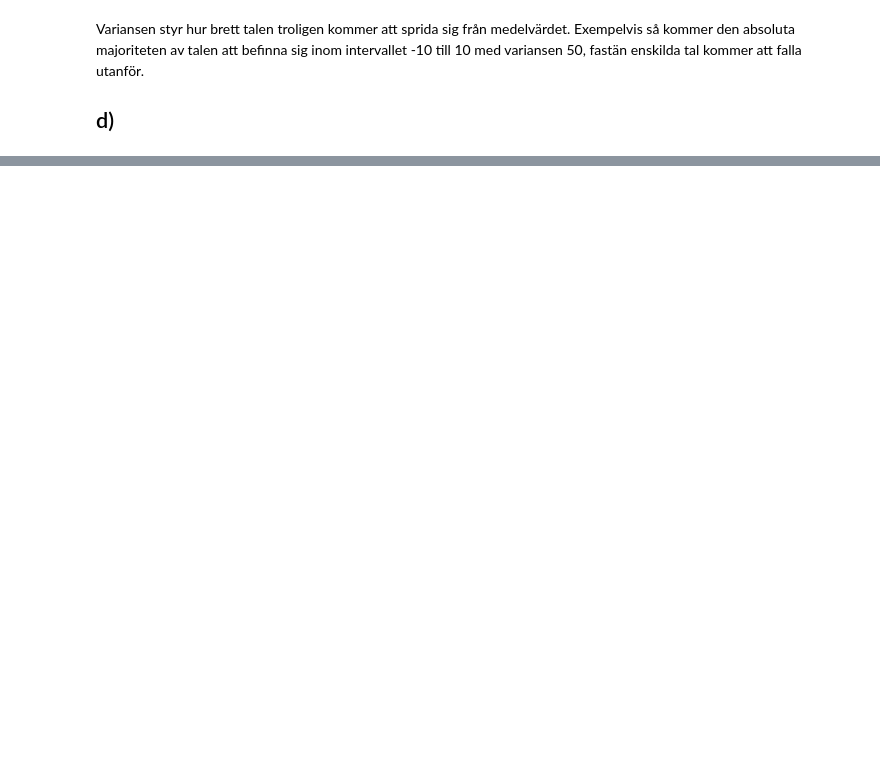
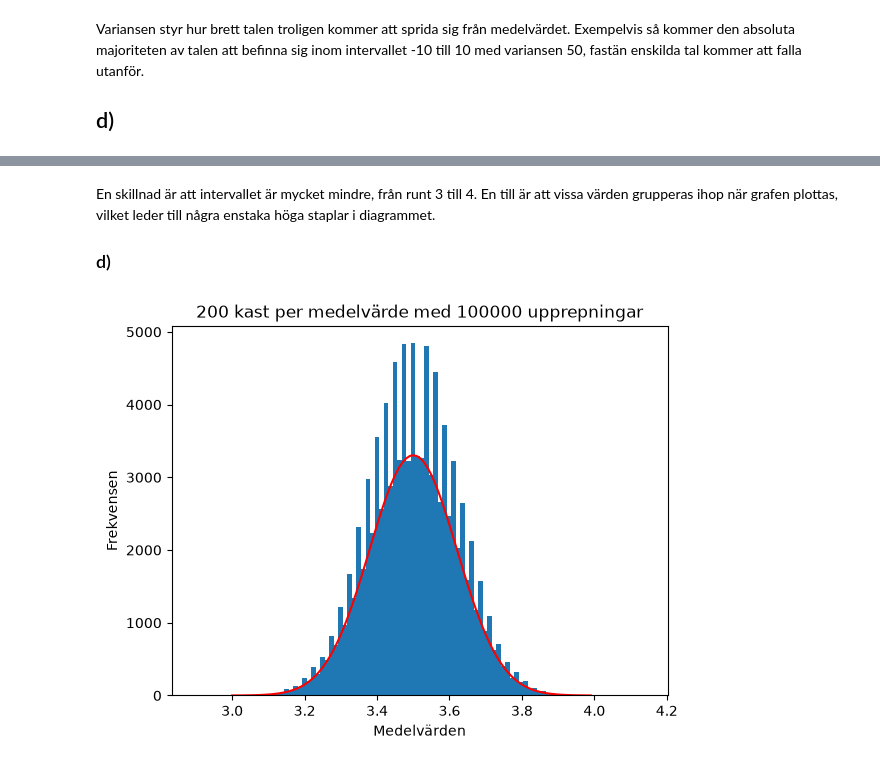
Before and after one commit to Pongstrider/Matematik_Modellering_labb2, a Jupyter notebook: sample.ipynb, the cells around one changed output, grey strips where cells are left out. Saved outputs shown, nothing was run; the diff lists cells and outputs as text; code cells hidden in the pictures; blank space fills up the shorter version.

```diff
--- a/sample.ipynb
+++ b/sample.ipynb
@@ -61,0 +104,17 @@ Man närmar sig snittet för varje variabel, och genererar man flera miljoner sl
+# %% [markdown]
+En skillnad är att intervallet är mycket mindre, från runt 3 till 4. En till är att vissa värden grupperas ihop när grafen plottas, vilket leder till några enstaka höga staplar i diagrammet.
+### d)
+# %%
+from python_functions import tarning_egen
+
+n = 200
+N = 10**5
+
+sigma = np.sqrt(35/(12*n))
+mu = 3.5
+x = np.arange ( 3 , 4 , 0.01)
+f = (1 / (sigma*np.sqrt(2 * np.pi))) * np.exp(-((x - mu)**2) / (2*(sigma**2)))
+
+tarning_egen (n, N, f*1000, x)
+# %% [output]
+[figure, added]
```
Also changed, not shown: parts of 19 cells of this notebook.
